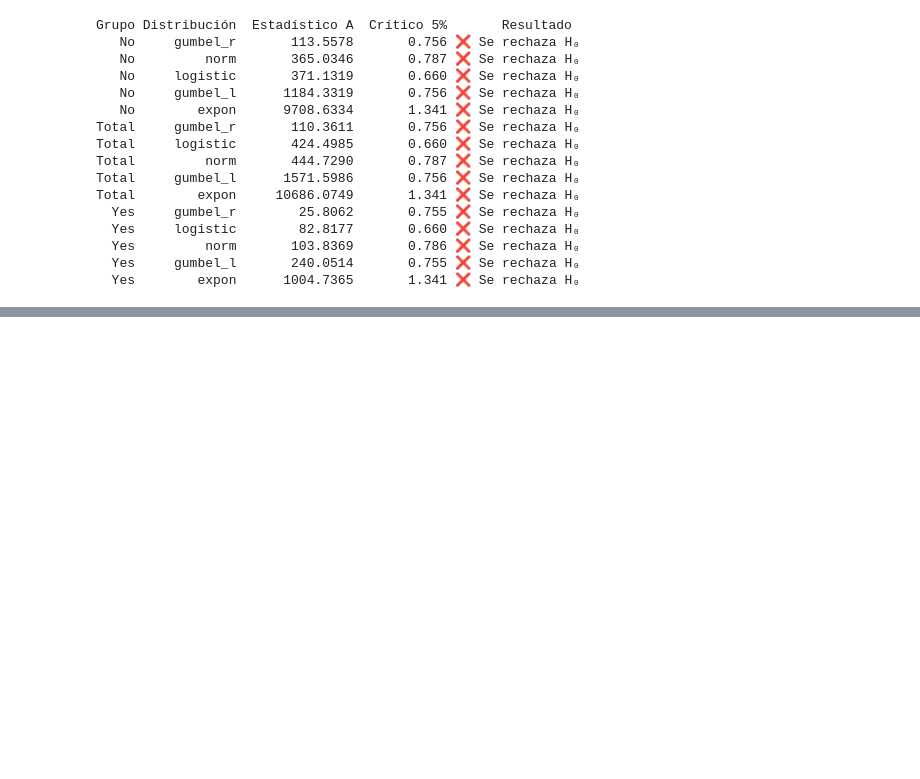
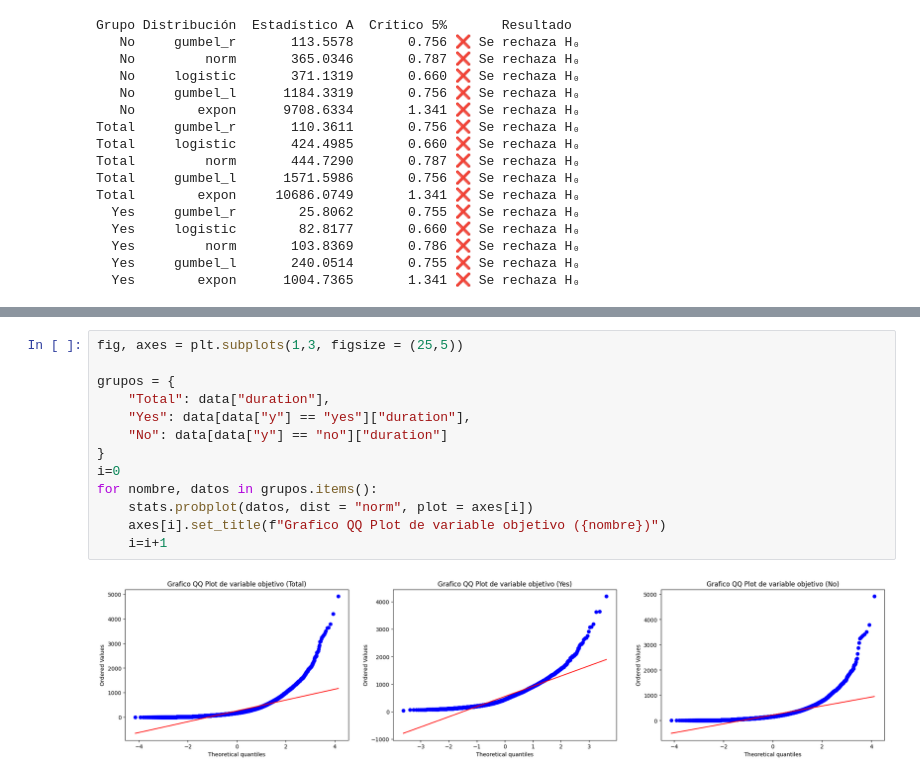
Before and after one commit to Hemersson7/Estadistica, a Jupyter notebook: Tarea1.ipynb, the cells around one changed output, grey strips where cells are left out. Drawn from its saved outputs; the diff is of its cells as text; blank space fills up the shorter version.

```diff
--- a/Tarea1.ipynb
+++ b/Tarea1.ipynb
@@ -470,0 +501,15 @@ Total        expon     10686.0749       1.341 ❌ Se rechaza H₀
+# %%
+fig, axes = plt.subplots(1,3, figsize = (25,5))
+
+grupos = {
+    "Total": data["duration"],
+    "Yes": data[data["y"] == "yes"]["duration"],
+    "No": data[data["y"] == "no"]["duration"]
+}
+i=0
+for nombre, datos in grupos.items():
+    stats.probplot(datos, dist = "norm", plot = axes[i])
+    axes[i].set_title(f"Grafico QQ Plot de variable objetivo ({nombre})")
+    i=i+1
+# %% [output]
+[figure, added]
```
Also changed, not shown: parts of 16 cells of this notebook.
